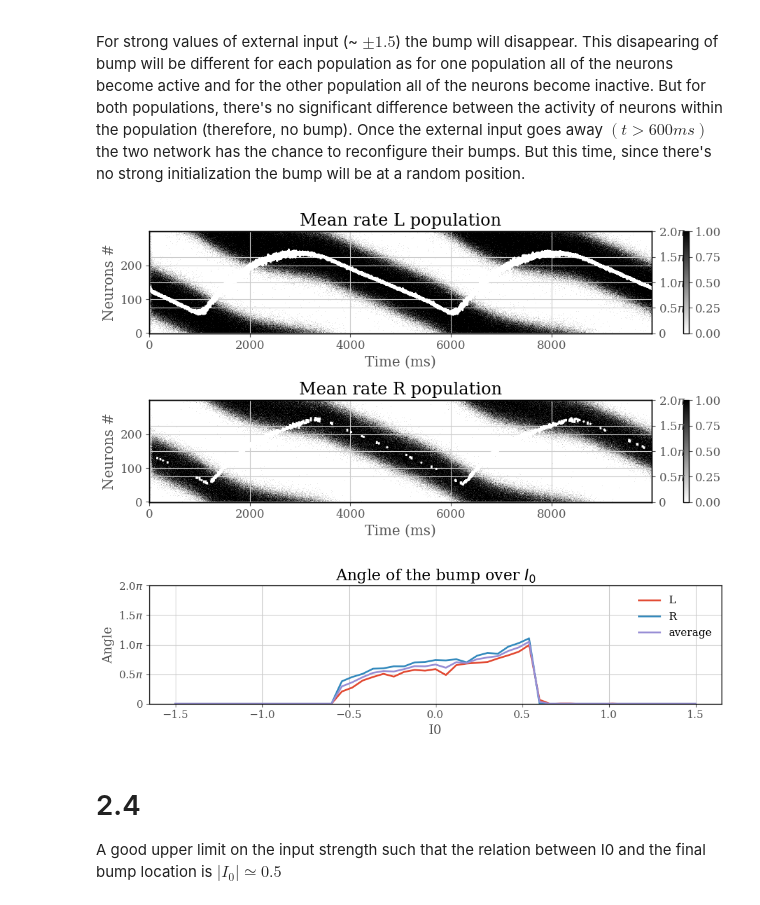
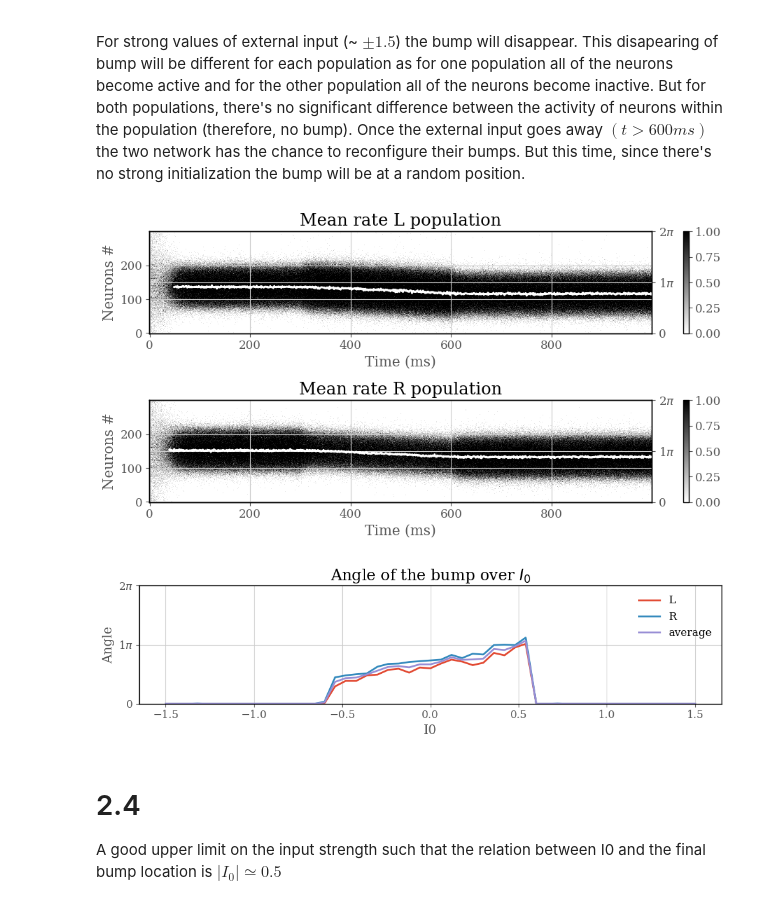
Before and after one commit to nosratullah/path_integration, a Jupyter notebook: attractors.ipynb, the cells around one changed output. Cells and saved outputs as stored; diff of their text form; code cells hidden in the pictures.

```diff
--- a/attractors.ipynb
+++ b/attractors.ipynb
@@ -341,23 +376,30 @@ plt.colorbar(im)
 ax.set_ylabel('Neurons #')
 ax.set_xlabel('Time (ms)')
 max_neuron_rate = []
+c_mean = []
 for t in range(1, T):
     if np.sum(mean_rate[:, t], axis=0) < 2*N/3 and np.sum(mean_rate[:, t], axis=0) > N/3:
         # max_neuron_rate.append(np.argmax(mean_rate[:, t]))
         top_neurons = np.argpartition(mean_rate[:, t], -100)[-100:]
         max_neuron_rate.append(np.mean(top_neurons))
+        c_mean.append(circular_mean_rad(mean_rate[:, t], high=2*np.pi)*2*np.pi)
     else:
         max_neuron_rate.append(np.nan)
+        c_mean.append(np.nan)
 # mean_over_neurons = np.mean(mean_rate, axis=0)
+# ax.set_yticklabels([0, 100, 200, 300])
 ax1 = ax.twinx()
 max_neuron_rate = np.array(max_neuron_rate)
 max_angle = map_to_degree(max_neuron_rate, N)
 ax1.plot(max_angle, color='white')
+# ax1.plot(c_mean, color='red')
 # ax1.set_ylim(0, 360)
 ax1.set_ylim(0, 2 * np.pi)
-ax1.set_yticks([0, np.pi/2, np.pi, 3*np.pi/2, 2*np.pi])
-ax1.yaxis.set_major_formatter(ticker.FuncFormatter(lambda y, _: '{:.1f}$\pi$'.format(y/np.pi) if y !=0 else '0'))
-
+ax1.set_yticks([0, np.pi, 2*np.pi])
+ax1.yaxis.set_major_formatter(ticker.FuncFormatter(lambda y, _: '{:d}$\pi$'.format(int(round(y/np.pi))) if y !=0 else '0'))
+plt.savefig('figures/1.2.pdf')
+# create more space between colorbar and plot
+plt.tight_layout()
 # ax1.set_ylabel('Angle (degrees)')
 #
 # %% [output]
@@ -916,7 +950,7 @@ Once the external input goes away $(t > 600 ms)$ the two network has the chance
 # %%
 # Cheking only for 1 itteration
 # global parameters
-T = 10000 # ms
+T = 1000 # ms
 dt = .1 # ms
 N = 300
 tau = 10 # ms
@@ -962,9 +996,9 @@ for t in range(1, int(T/dt)):
     Il[:, t] = Jl * (np.cos(Xl+theta_l) * m_cos_l + np.sin(Xl+theta_l) * m_sin_l) + Jr * (np.cos(Xl+theta_l) * m_cos_r + np.sin(Xl+theta_l) * m_sin_r)
     Ir[:, t] = Jr * (np.cos(Xr-theta_r) * m_cos_r + np.sin(Xr-theta_r) * m_sin_r) + Jl * (np.cos(Xr-theta_r) * m_cos_l + np.sin(Xr-theta_r) * m_sin_l)
 
-    # if t >= int(300/dt) and t < int(600/dt):
-    Il[:, t] = Il[:, t] - I0
-    Ir[:, t] = Ir[:, t] + I0
+    if t >= int(300/dt) and t < int(600/dt):
+        Il[:, t] = Il[:, t] - I0
+        Ir[:, t] = Ir[:, t] + I0
 
     hl[:, t] = hl[:, t-1] + dt * dhdt(hl[:, t-1], Il[:, t-1], tau, R)
     hr[:, t] = hr[:, t-1] + dt * dhdt(hr[:, t-1], Ir[:, t-1], tau, R)
@@ -1033,39 +1067,40 @@ for t in range(1, T):
 # plt.plot(max_neuron_rate, color='white')
 ax1 = ax[0].twinx()
 max_neuron_rate_l = np.array(max_neuron_rate_l)
 max_angle_l = map_to_degree(max_neuron_rate_l, N)
 ax1.plot(max_angle_l, color='white')
 ax1.set_ylim(0, 2 * np.pi)
-ax1.set_yticks([0, np.pi/2, np.pi, 3*np.pi/2, 2*np.pi])
-ax1.yaxis.set_major_formatter(ticker.FuncFormatter(lambda y, _: '{:.1f}$\pi$'.format(y/np.pi) if y !=0 else '0'))
+ax1.set_yticks([0, np.pi, 2*np.pi])
+ax1.yaxis.set_major_formatter(ticker.FuncFormatter(lambda y, _: '{:d}$\pi$'.format(int(round(y/np.pi))) if y !=0 else '0'))
 
 mean_rate_r = calculate_mean_rate(N, T, dt, spikes_r)
 mean_over_time_r = np.mean(mean_rate_r, axis=1)
 im = ax[1].imshow(mean_rate_r, aspect='auto', origin='lower')
 ax[1].set_ylabel('Neurons #')
 ax[1].set_xlabel('Time (ms)')
 ax[1].set_title('Mean rate R population')
 plt.colorbar(im)
 max_neuron_rate_r = []
 for t in range(1, T):
     # max_neuron_rate.append(np.argmax(mean_rate[:, t]))
-    if np.sum(mean_rate_r[:, t], axis=0) < 2*N/3 and np.sum(mean_rate_r[:, t], axis=0) > N/3:
+    if np.sum(mean_rate_r[:, t], axis=0) < 2*N/3 and np.sum(mean_rate_r[:, t], axis=0) > N/4:
         # max_neuron_rate.append(np.argmax(mean_rate[:, t]))
         top_neurons_r = np.argpartition(mean_rate_r[:, t], -100)[-100:]
         max_neuron_rate_r.append(np.mean(top_neurons_r))
     else:
         max_neuron_rate_r.append(np.nan)
 # mean_over_neurons = np.mean(mean_rate, axis=0)
 # plt.plot(max_neuron_rate, color='white')
 ax1 = ax[1].twinx()
 max_neuron_rate_r = np.array(max_neuron_rate_r)
 max_angle_r = map_to_degree(max_neuron_rate_r, N)
 ax1.plot(max_angle_r, color='white')
 ax1.set_ylim(0, 2 * np.pi)
-ax1.set_yticks([0, np.pi/2, np.pi, 3*np.pi/2, 2*np.pi])
-ax1.yaxis.set_major_formatter(ticker.FuncFormatter(lambda y, _: '{:.1f}$\pi$'.format(y/np.pi) if y !=0 else '0'))
+ax1.set_yticks([0, np.pi, 2*np.pi])
+ax1.yaxis.set_major_formatter(ticker.FuncFormatter(lambda y, _: '{:d}$\pi$'.format(int(round(y/np.pi))) if y !=0 else '0'))
+plt.savefig('figures/2.3.pdf')
 # %% [output]
-[figure, old version]
+[figure, new version]
 # %%
 # Cheking only for 1 itteration
 # global parameters
@@ -1209,12 +1244,12 @@ ax.set_ylabel('Angle')
 ax.legend()
 ax.set_title(r'Angle of the bump over $I_0$')
 ax.set_ylim(0, 2 * np.pi)
-ax.set_yticks([0, np.pi/2, np.pi, 3*np.pi/2, 2*np.pi])
-ax.yaxis.set_major_formatter(ticker.FuncFormatter(lambda y, _: '{:.1f}$\pi$'.format(y/np.pi) if y !=0 else '0'))
+ax.set_yticks([0, np.pi, 2*np.pi])
+ax.yaxis.set_major_formatter(ticker.FuncFormatter(lambda y, _: '{:d}$\pi$'.format(int(round(y/np.pi))) if y !=0 else '0'))
 
-plt.savefig('angle_over_I0_radian.pdf')
+plt.savefig('figures/2.4.pdf')
 # %% [output]
-[figure, old version]
+[figure, new version]
 # %% [markdown]
 # 2.4
 A good upper limit on the input strength such that the relation between I0 and the final bump location is
```
Also changed, not shown: parts of 21 cells of this notebook, 12 other files.
